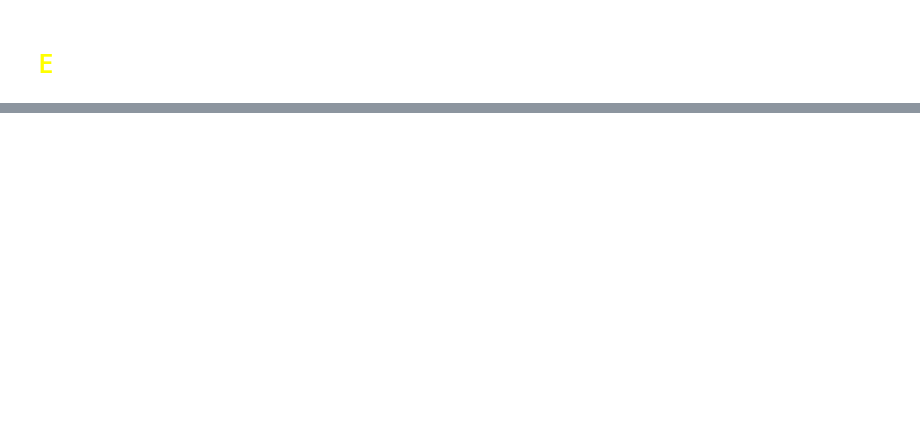
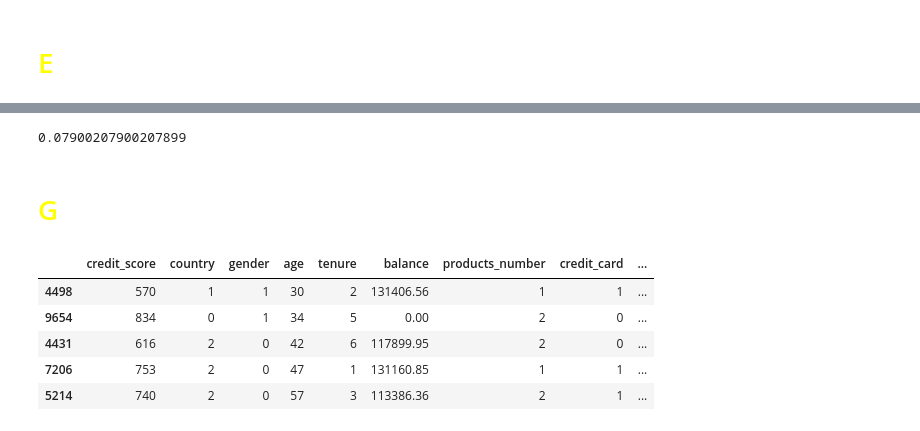
Before and after one commit to dariobublitz/DS, a Jupyter notebook: AlgoritmoML_MVP_Bublitz_.ipynb, the cells around one changed output, grey strips where cells are left out. Cells and saved outputs as stored; diff of their text form; code cells hidden in the pictures; blank space fills up the shorter version.

```diff
--- a/AlgoritmoML_MVP_Bublitz_.ipynb
+++ b/AlgoritmoML_MVP_Bublitz_.ipynb
@@ -877,0 +1090,39 @@ X_testB_encoded.head()
+# %%
+
+f1_scF=f1_score(testingF['y_true'], testingF['predF'])
+f1_sc.append(f1_scF)
+f1_scF
+# %% [output]
+0.07900207900207899
+# %% [markdown]
+# <font color='yellow'> G
+# %%
+import category_encoders
+# importar el encoder ordinal de la librería category_encoders
+from category_encoders import OrdinalEncoder
+
+# instanciar el encoder ordinal
+encoderG = OrdinalEncoder(cols=['country', 'gender'],
+                          mapping=[{'col': 'country',
+                                            'mapping': {'Spain': 0,
+                                                        'France': 1,
+                                                        'Germany': 2}},
+                                           {'col': 'gender',
+                                            'mapping': {'Female': 0,
+                                                        'Male': 1}}])
+
+# ajustar el encoder ordinal con el conjunto de entrenamiento
+encoderG.fit(Xx_train)
+
+# transformar las variables categóricas del conjunto de entrenamiento y prueba
+X_trainG_encoded = encoderG.transform(Xx_train)
+X_testG_encoded = encoderG.transform(Xx_test)
+# %%
+X_trainG_encoded.head()
+# %% [output]
+|  | credit_score | country | gender | age | tenure | balance | products_number | credit_card | ... |
+| 4498 | 570 | 1 | 1 | 30 | 2 | 131406.56 | 1 | 1 | ... |
+| 9654 | 834 | 0 | 1 | 34 | 5 | 0.00 | 2 | 0 | ... |
+| 4431 | 616 | 2 | 0 | 42 | 6 | 117899.95 | 2 | 0 | ... |
+| 7206 | 753 | 2 | 0 | 47 | 1 | 131160.85 | 1 | 1 | ... |
+| 5214 | 740 | 2 | 0 | 57 | 3 | 113386.36 | 2 | 1 | ... |
```
Also changed, not shown: parts of 169 cells of this notebook.
